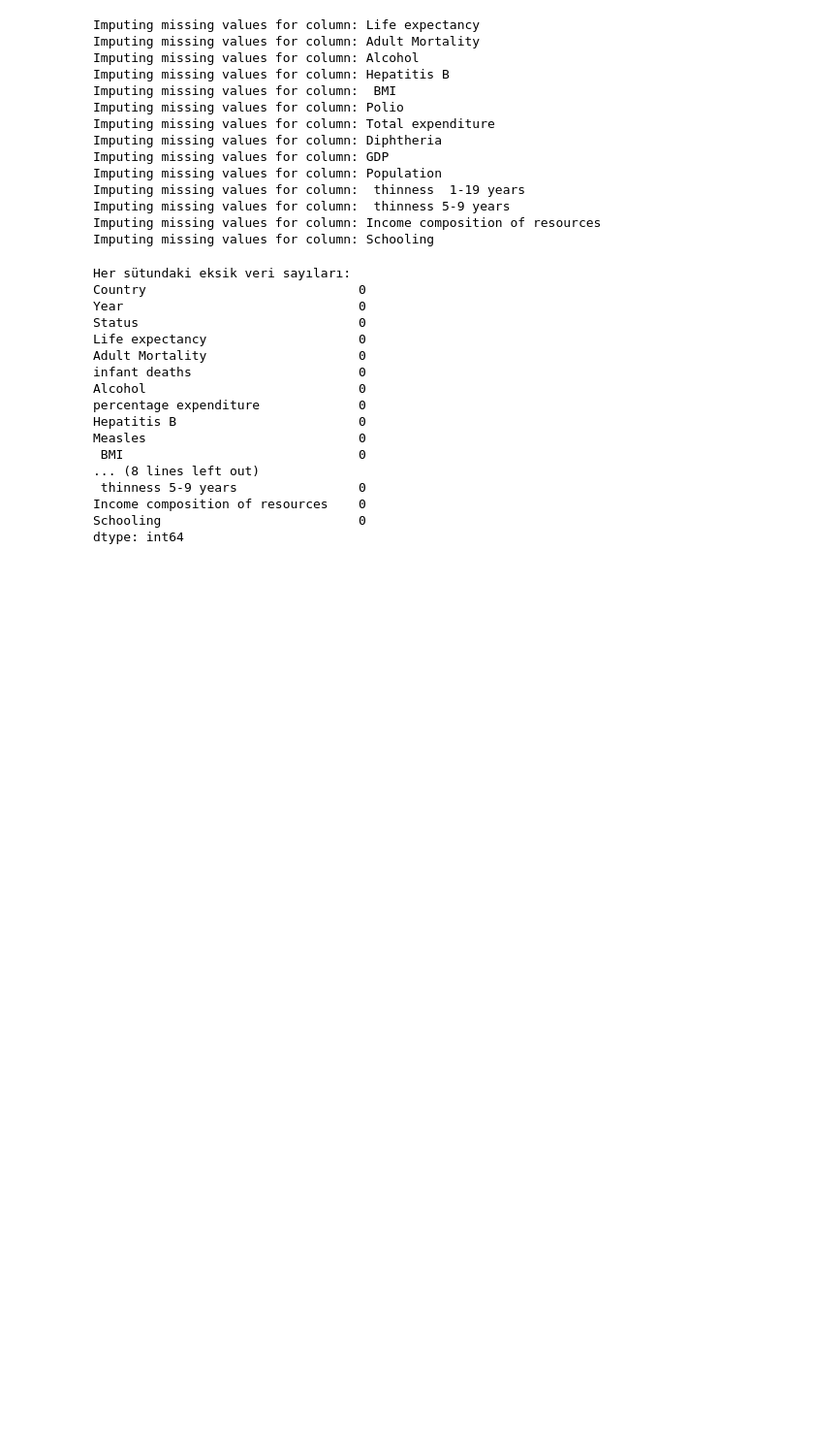
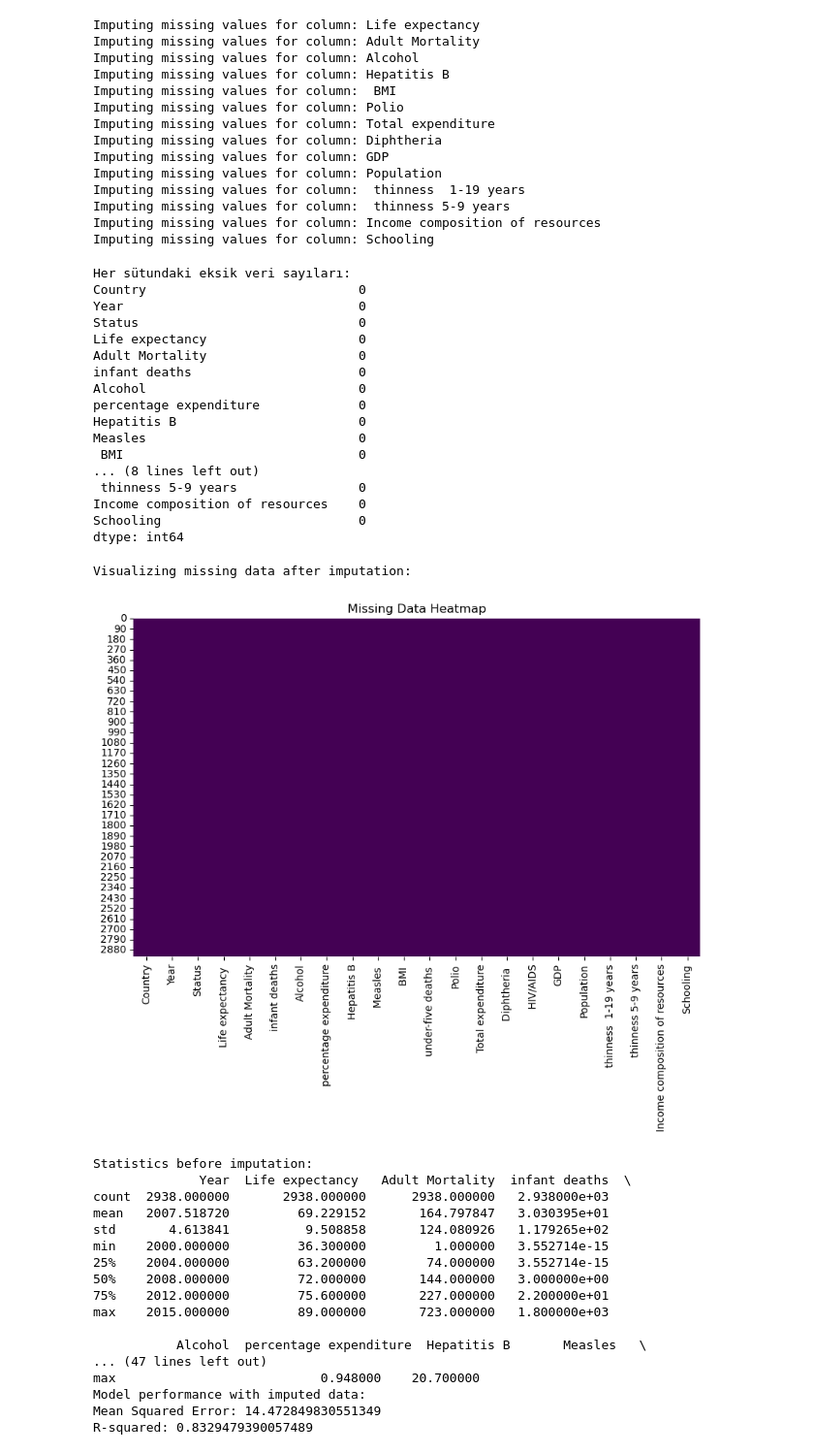
Before and after one commit to bizoncan/Bitirme-Projesi, a Jupyter notebook: gauss_who_impute.ipynb, the cells around one changed output. Shown at 97% size. Saved outputs shown, nothing was run; the diff lists cells and outputs as text; code cells hidden in the pictures; blank space fills up the shorter version.

Commit message:
Performans testi

```diff
--- a/gauss_who_impute.ipynb
+++ b/gauss_who_impute.ipynb
@@ -145,3 +165,54 @@ Measles                            0
 Income composition of resources    0
 Schooling                          0
 dtype: int64
+# %%
+from sklearn.linear_model import LinearRegression
+print("Visualizing missing data after imputation:")
+plot_missing_data(df)
+
+# Compare statistics before and after imputation
+print("Statistics before imputation:")
+print(df.describe())
+
+# Machine Learning Performance Analysis
+# Define a sample target column and features
+target_col = 'Life expectancy '  # Replace with your target column
+if target_col in df.columns:
+    df = df.dropna(subset=[target_col])
+    features = df.drop(columns=[target_col]).select_dtypes(include=[np.number])
+    target = df[target_col]
+
+    # Split data into train and test sets
+    X_train, X_test, y_train, y_test = train_test_split(features, target, test_size=0.2, random_state=42)
+
+    # Train a baseline model (with missing data handled) using Linear Regression
+    model = LinearRegression()
+    model.fit(X_train, y_train)
+
+    # Evaluate the model
+    y_pred = model.predict(X_test)
+    print("Model performance with imputed data:")
+    print("Mean Squared Error:", mean_squared_error(y_test, y_pred))
+    print("R-squared:", r2_score(y_test, y_pred))
+else:
+    print(f"Target column '{target_col}' is not found in the dataset.")
+# %% [output]
+Visualizing missing data after imputation:
+[figure, added]
+Statistics before imputation:
+              Year  Life expectancy   Adult Mortality  infant deaths  \
+count  2938.000000       2938.000000      2938.000000   2.938000e+03
+mean   2007.518720         69.229152       164.797847   3.030395e+01
+std       4.613841          9.508858       124.080926   1.179265e+02
+min    2000.000000         36.300000         1.000000   3.552714e-15
+25%    2004.000000         63.200000        74.000000   3.552714e-15
+50%    2008.000000         72.000000       144.000000   3.000000e+00
+75%    2012.000000         75.600000       227.000000   2.200000e+01
+max    2015.000000         89.000000       723.000000   1.800000e+03
+
+           Alcohol  percentage expenditure  Hepatitis B       Measles   \
+... (47 lines left out)
+max                           0.948000    20.700000
+Model performance with imputed data:
+Mean Squared Error: 14.472849830551349
+R-squared: 0.8329479390057489
```
Also changed, not shown: parts of 4 cells of this notebook.
